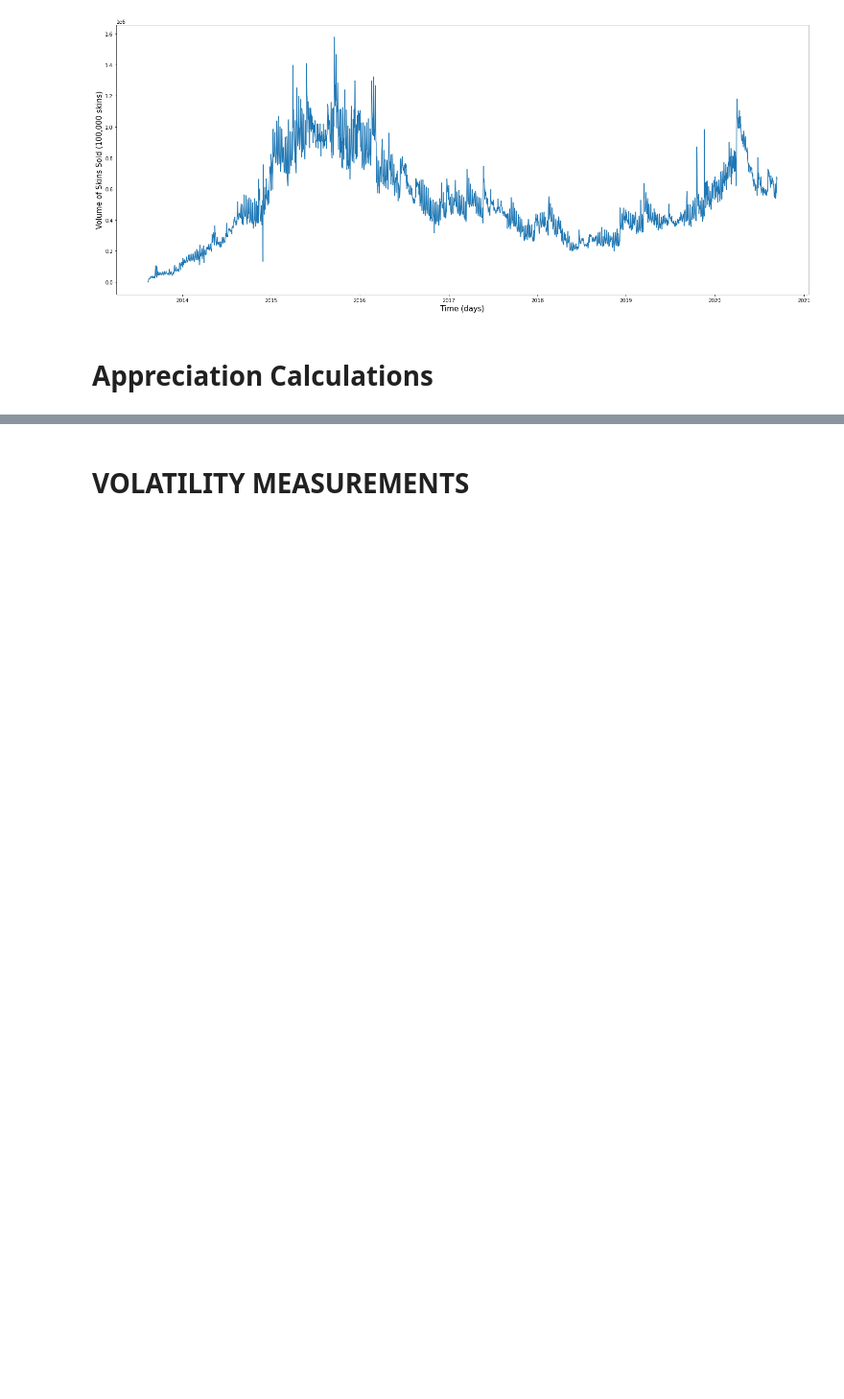
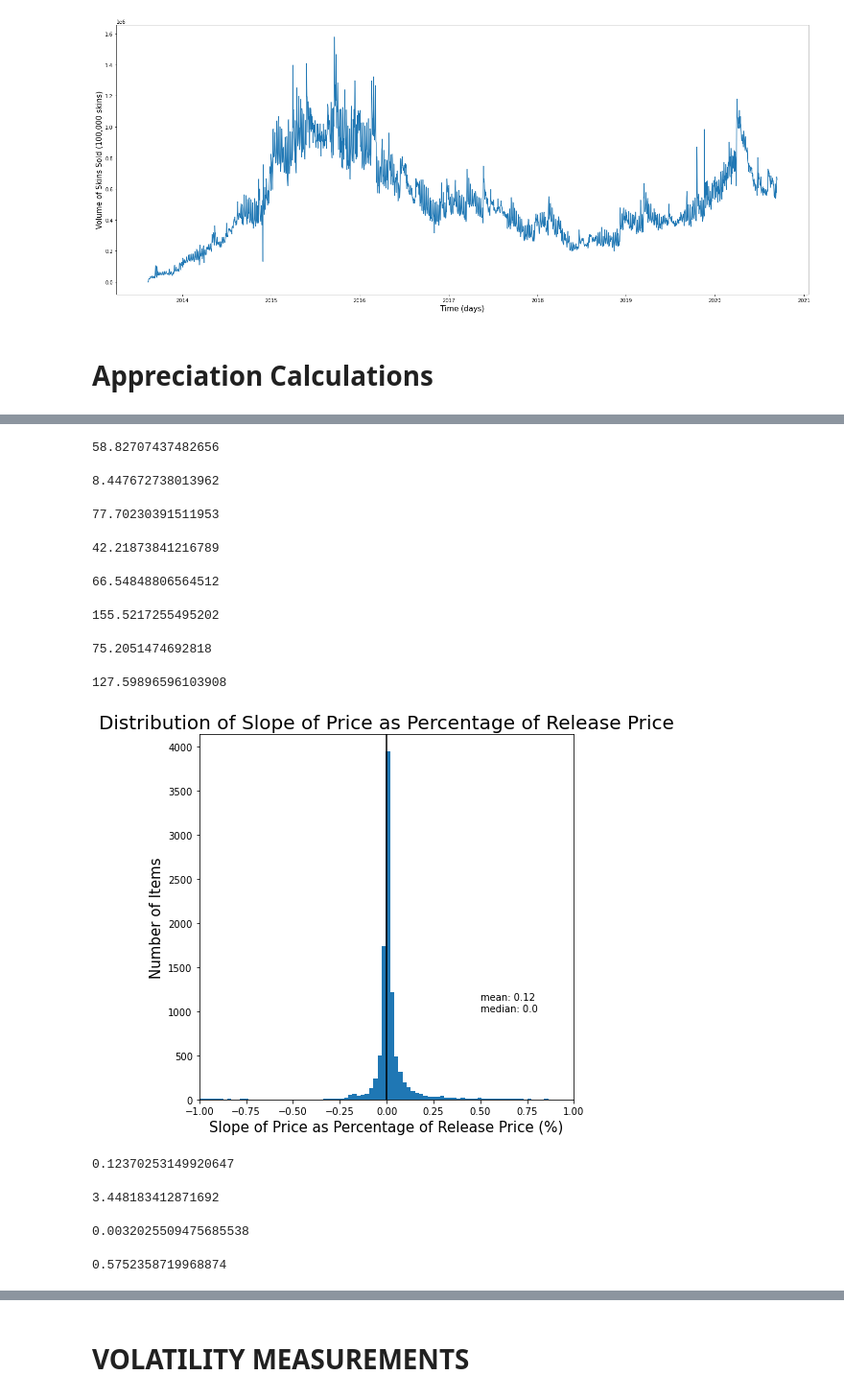
Before and after one commit to whuang37/csgo-market, a Jupyter notebook: data_analysis.ipynb, the cells around one changed output, grey strips where cells are left out. Shown at 96% size. Drawn from its saved outputs; the diff is of its cells as text; code cells hidden in the pictures; blank space fills up the shorter version.

```diff
--- a/data_analysis.ipynb
+++ b/data_analysis.ipynb
@@ -407,0 +295,75 @@ Name: 0, Length: 10281, dtype: float64
+# %%
+# mean value of non covert/extraordinary 1 year after release
+decrease_2[:365].mean()
+# %% [output]
+58.82707437482656
+# %%
+decrease_2[:365].std()
+# %% [output]
+8.447672738013962
+# %%
+decrease_2.mean()
+# %% [output]
+77.70230391511953
+# %%
+decrease_2.std()
+# %% [output]
+42.21873841216789
+# %%
+decrease_2.median()
+# %% [output]
+66.54848806564512
+# %%
+decrease_3.mean()
+# %% [output]
+155.5217255495202
+# %%
+decrease_3.std()
+# %% [output]
+75.2051474692818
+# %%
+decrease_3.median()
+# %% [output]
+127.59896596103908
+# %%
+# getting the slope of the linear regression
+def lin_reg(row):
+    try:
+        x = np.array(row.dropna().index).reshape((-1,1))
+        y = np.array(row.dropna())
+
+        model = LinearRegression().fit(x, y)
+
+        return model.coef_[0]
+    except:
+        pass
+# %%
+m = ((appreciation_dates.div(appreciation_dates[0], axis = 0))*100).apply(lambda row: lin_reg(row), axis = 1)
+plt.figure(figsize = (7, 7))
+plt.xlabel("Slope of Price as Percentage of Release Price (%)", size = 15)
+plt.ylabel("Number of Items", size =15)
+plt.title("Distribution of Slope of Price as Percentage of Release Price", size = 20)
+plt.annotate(text = "mean: {}\nmedian: {}".format(round(m.mean(), 2), round(m.median(), 2)) ,xy = (.5, 1000))
+plt.axvline(0, color = "black")
+plt.hist(m, bins = 15000)
+plt.xlim(-1, 1)
+
+# plt.savefig("graphs/appslope.png")
+# %% [output]
+[figure, added]
+# %%
+m.mean()
+# %% [output]
+0.12370253149920647
+# %%
+m.std()
+# %% [output]
+3.448183412871692
+# %%
+m.median()
+# %% [output]
+0.0032025509475685538
+# %%
+len(m.where(m>0).dropna())/len(m)
+# %% [output]
+0.5752358719968874
```
Also changed, not shown: parts of 52 cells of this notebook.
